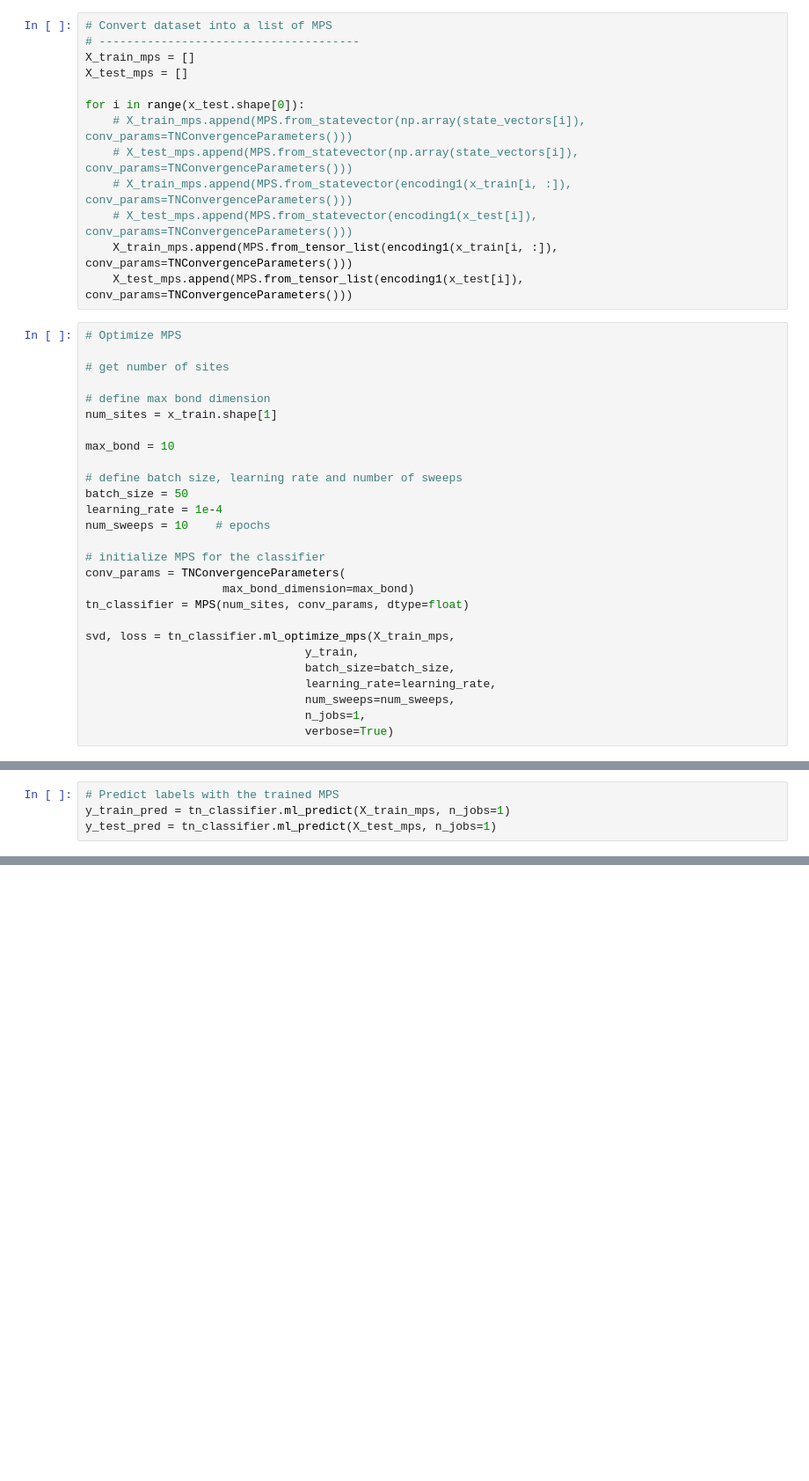
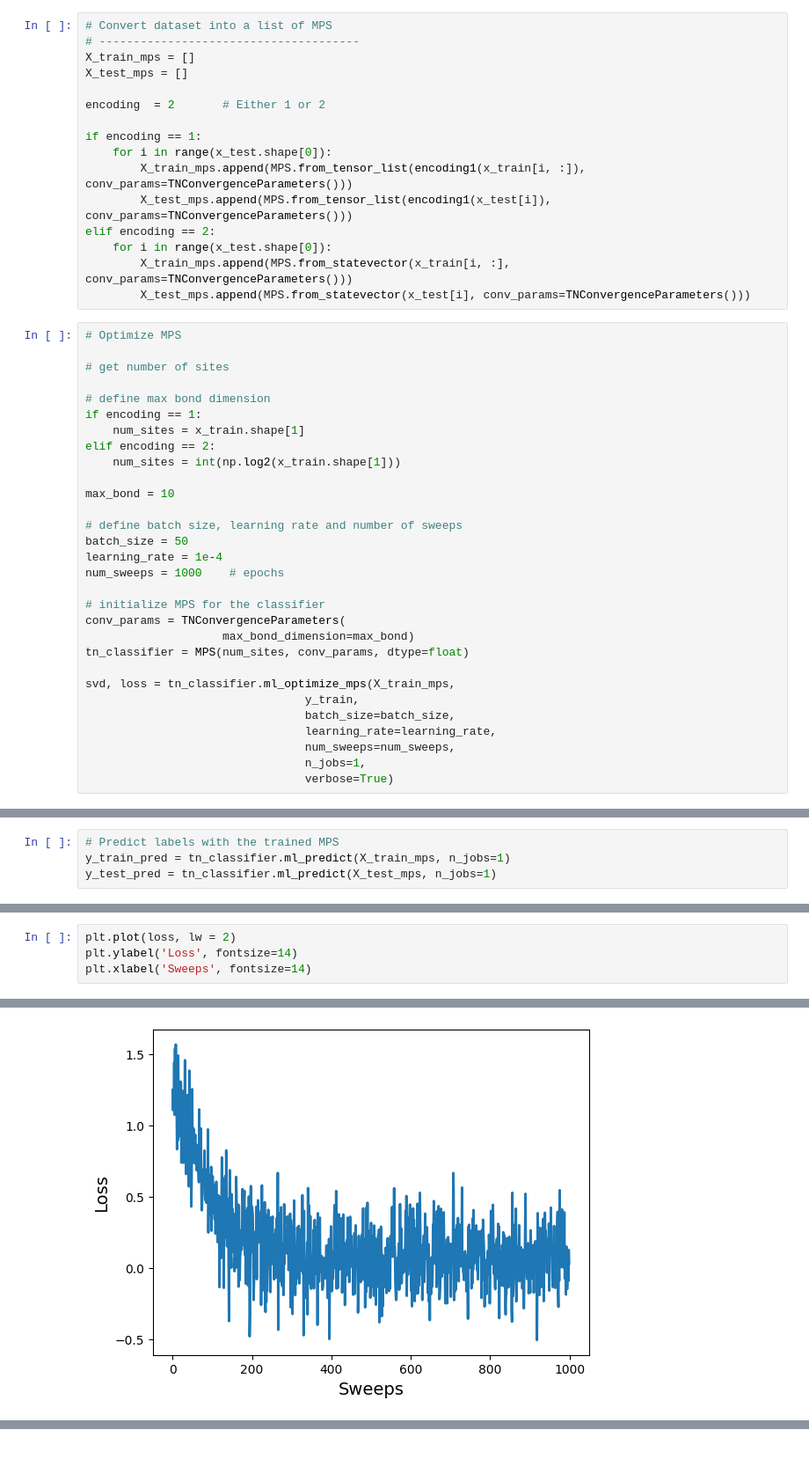
Before and after one commit to andremfreitas/Tensor-Network-Hackathon-2024, a Jupyter notebook: tn_machine_learning/mnist_classification.ipynb, the cells around one changed output, grey strips where cells are left out. Shown at 88% size. Cells and saved outputs as stored; diff of their text form; blank space fills up the shorter version.

```diff
--- a/tn_machine_learning/mnist_classification.ipynb
+++ b/tn_machine_learning/mnist_classification.ipynb
@@ -118,27 +108,33 @@ x_test.shape
 X_train_mps = []
 X_test_mps = []
 
-for i in range(x_test.shape[0]):
-    # X_train_mps.append(MPS.from_statevector(np.array(state_vectors[i]), conv_params=TNConvergenceParameters()))
-    # X_test_mps.append(MPS.from_statevector(np.array(state_vectors[i]), conv_params=TNConvergenceParameters()))
-    # X_train_mps.append(MPS.from_statevector(encoding1(x_train[i, :]), conv_params=TNConvergenceParameters()))
-    # X_test_mps.append(MPS.from_statevector(encoding1(x_test[i]), conv_params=TNConvergenceParameters()))
-    X_train_mps.append(MPS.from_tensor_list(encoding1(x_train[i, :]), conv_params=TNConvergenceParameters()))
-    X_test_mps.append(MPS.from_tensor_list(encoding1(x_test[i]), conv_params=TNConvergenceParameters()))
+encoding  = 2       # Either 1 or 2
+
+if encoding == 1:
+    for i in range(x_test.shape[0]):
+        X_train_mps.append(MPS.from_tensor_list(encoding1(x_train[i, :]), conv_params=TNConvergenceParameters()))
+        X_test_mps.append(MPS.from_tensor_list(encoding1(x_test[i]), conv_params=TNConvergenceParameters()))
+elif encoding == 2:
+    for i in range(x_test.shape[0]):
+        X_train_mps.append(MPS.from_statevector(x_train[i, :], conv_params=TNConvergenceParameters()))
+        X_test_mps.append(MPS.from_statevector(x_test[i], conv_params=TNConvergenceParameters()))
 # %%
 # Optimize MPS
 
 # get number of sites
 
 # define max bond dimension
-num_sites = x_train.shape[1]
+if encoding == 1:
+    num_sites = x_train.shape[1]
+elif encoding == 2:
+    num_sites = int(np.log2(x_train.shape[1]))
 
 max_bond = 10
 
 # define batch size, learning rate and number of sweeps
 batch_size = 50
 learning_rate = 1e-4
-num_sweeps = 10    # epochs
+num_sweeps = 1000    # epochs
 
 # initialize MPS for the classifier
 conv_params = TNConvergenceParameters(
@@ -201,0 +175,5 @@ array([ 0.+0.j,  0.+0.j,  0.+0.j, -0.+0.j, -0.+0.j, -0.+0.j,  0.+0.j,
+# %%
+plt.plot(loss, lw = 2)
+plt.ylabel('Loss', fontsize=14)
+plt.xlabel('Sweeps', fontsize=14)
+# %% [output]
@@ -202,3 +181,4 @@ array([ 0.+0.j,  0.+0.j,  0.+0.j, -0.+0.j, -0.+0.j, -0.+0.j,  0.+0.j,
+[figure, added]
 # %%
 # Get accuracy
 accuracy_train = len(np.where(y_train == np.real(y_train_pred))[0]) / len(y_train)
```
Also changed, not shown: parts of 5 cells of this notebook.
